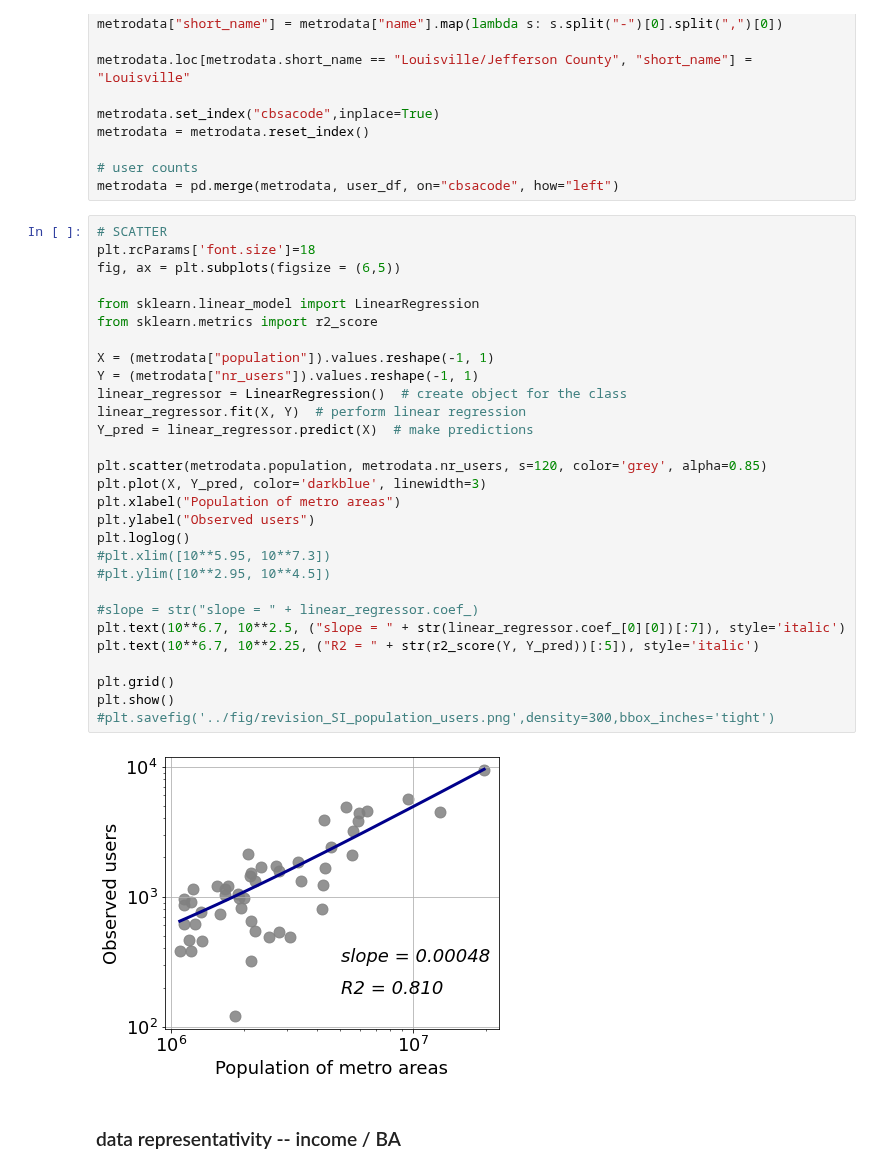
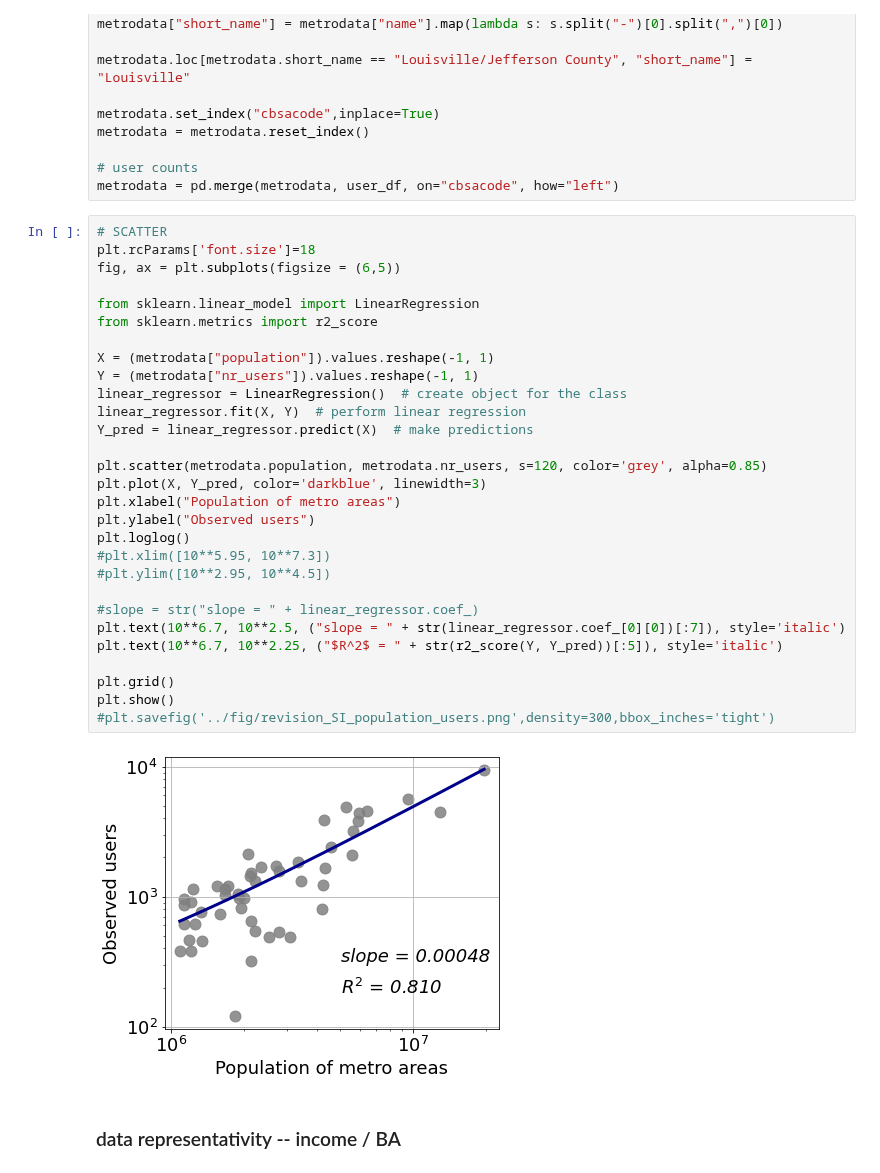
Before and after one commit to sandorjuhasz/ties-around-home, a Jupyter notebook: scripts/additional_figures.ipynb, the cells around one changed output. Cells and saved outputs as stored; diff of their text form.

Commit message:
additional_figures --minor changes

```diff
--- a/scripts/additional_figures.ipynb
+++ b/scripts/additional_figures.ipynb
@@ -164,34 +164,34 @@ metrodata = pd.merge(metrodata, user_df, on="cbsacode", how="left")
 # %%
 # SCATTER
 plt.rcParams['font.size']=18
 fig, ax = plt.subplots(figsize = (6,5))
 
 from sklearn.linear_model import LinearRegression
 from sklearn.metrics import r2_score
 
 X = (metrodata["population"]).values.reshape(-1, 1)
 Y = (metrodata["nr_users"]).values.reshape(-1, 1)
 linear_regressor = LinearRegression()  # create object for the class
 linear_regressor.fit(X, Y)  # perform linear regression
 Y_pred = linear_regressor.predict(X)  # make predictions
 
 plt.scatter(metrodata.population, metrodata.nr_users, s=120, color='grey', alpha=0.85)
 plt.plot(X, Y_pred, color='darkblue', linewidth=3)
 plt.xlabel("Population of metro areas")
 plt.ylabel("Observed users")
 plt.loglog()
 #plt.xlim([10**5.95, 10**7.3])
 #plt.ylim([10**2.95, 10**4.5])
 
 #slope = str("slope = " + linear_regressor.coef_)
 plt.text(10**6.7, 10**2.5, ("slope = " + str(linear_regressor.coef_[0][0])[:7]), style='italic')
-plt.text(10**6.7, 10**2.25, ("R2 = " + str(r2_score(Y, Y_pred))[:5]), style='italic')
+plt.text(10**6.7, 10**2.25, ("$R^2$ = " + str(r2_score(Y, Y_pred))[:5]), style='italic')
 
 plt.grid()
 plt.show()
 #plt.savefig('../fig/revision_SI_population_users.png',density=300,bbox_inches='tight')
 # %% [output]
-[figure, old version]
+[figure, new version]
 # %% [markdown]
 ### data representativity -- income / BA
 # %%
```
